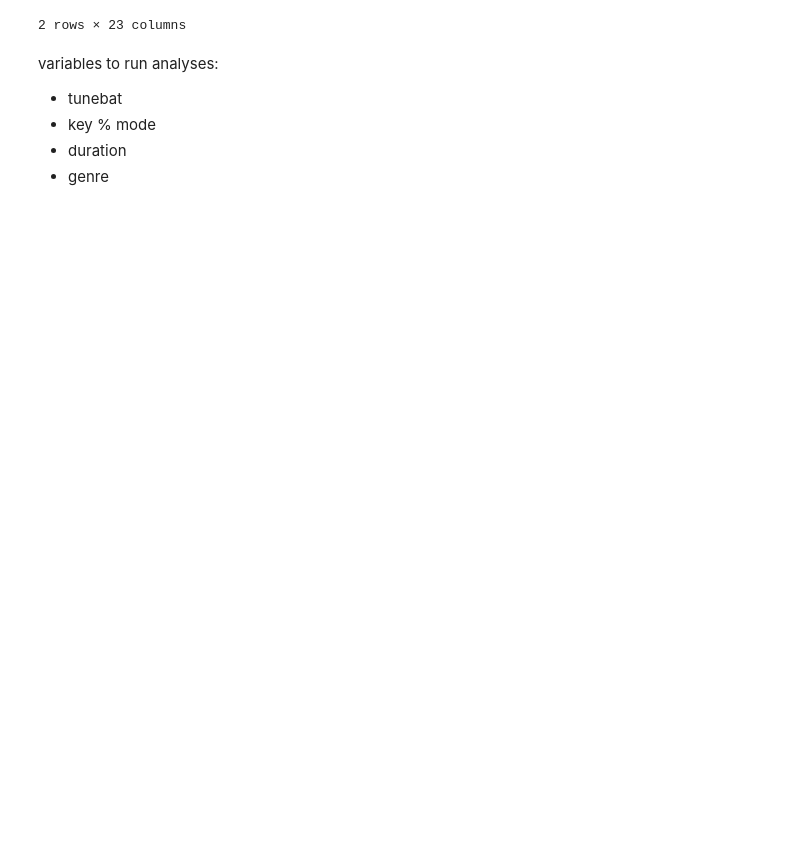
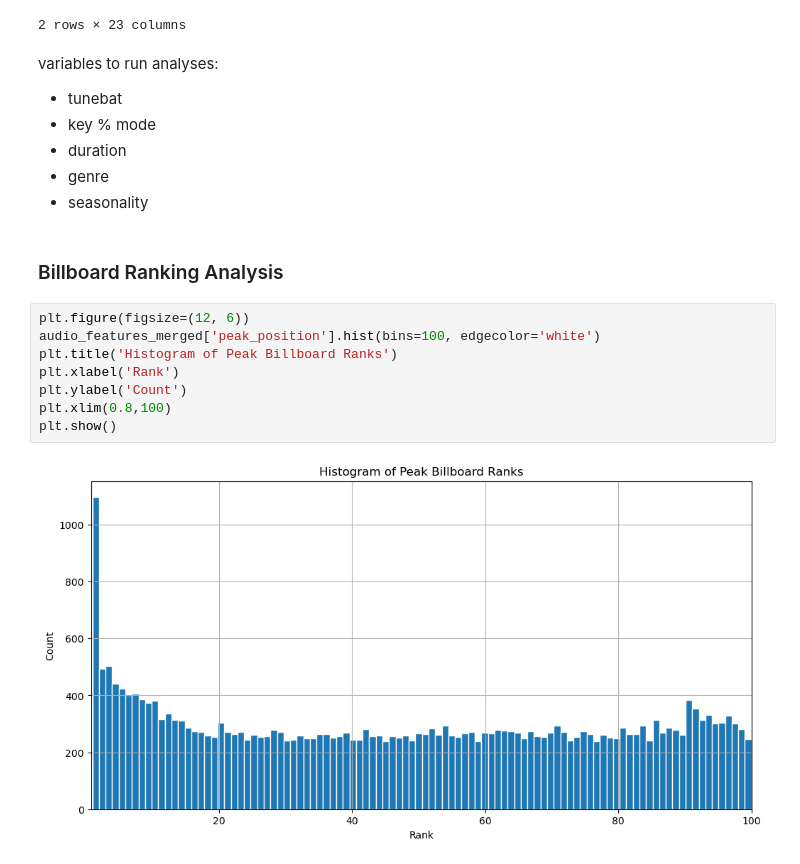
Before and after one commit to dliang5299/Spotify-Analysis, a Jupyter notebook: initial_analysis.ipynb, the cells around one changed output. Saved outputs shown, nothing was run; the diff lists cells and outputs as text; blank space fills up the shorter version.

Commit message:
initial analysis

```diff
--- a/initial_analysis.ipynb
+++ b/initial_analysis.ipynb
@@ -47,3 +47,16 @@ variables to run analyses:
 - key % mode
 - duration
 - genre
+- seasonality
+# %% [markdown]
+### Billboard Ranking Analysis
+# %%
+plt.figure(figsize=(12, 6))
+audio_features_merged['peak_position'].hist(bins=100, edgecolor='white')
+plt.title('Histogram of Peak Billboard Ranks')
+plt.xlabel('Rank')
+plt.ylabel('Count')
+plt.xlim(0.8,100)
+plt.show()
+# %% [output]
+[figure, added]
```
Also changed, not shown: parts of 14 cells of this notebook.
